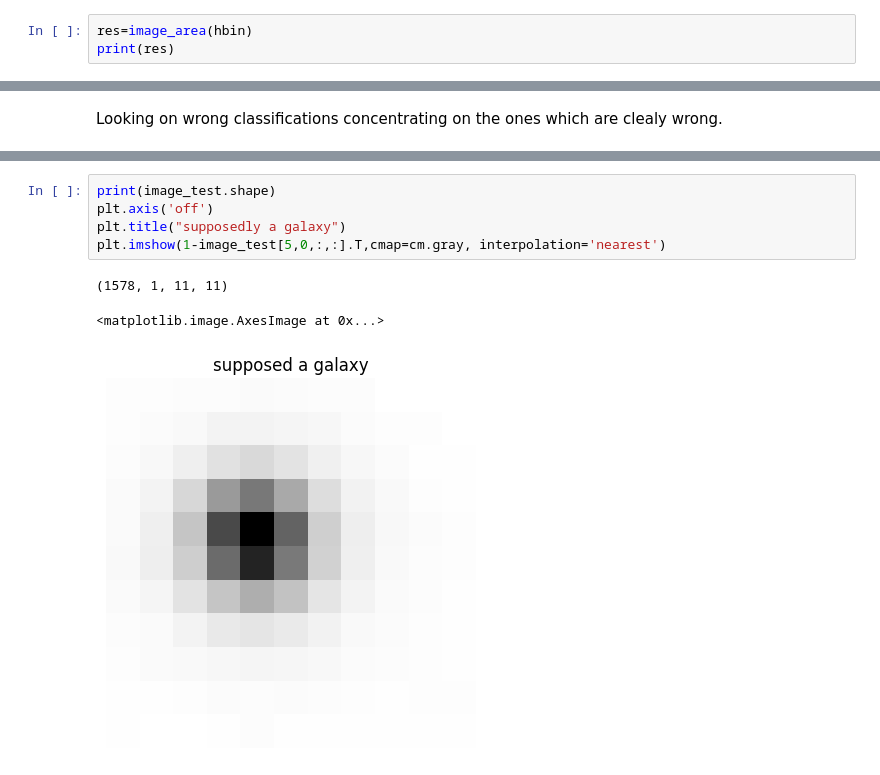
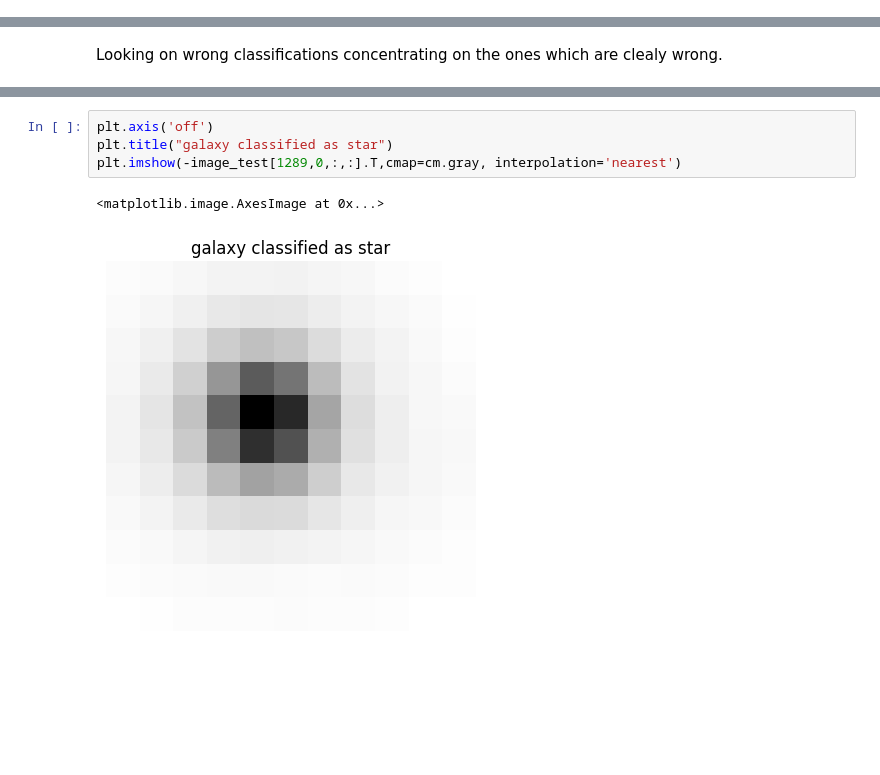
Before and after one commit to tkfritz/astro_images, a Jupyter notebook: star_galaxy_3.ipynb, the cells around one changed output, grey strips where cells are left out. Saved outputs shown, nothing was run; the diff lists cells and outputs as text; blank space fills up the shorter version.

```diff
--- a/star_galaxy_3.ipynb
+++ b/star_galaxy_3.ipynb
@@ -107,3 +104,0 @@ Below I test the image area function.
-# %%
-res=image_area(hbin)
-print(res)
@@ -1813,9 +1679,7 @@ case 1561 galaxy is False with p [0.984 0.997 0.998]
 # %%
-print(image_test.shape)
 plt.axis('off')
-plt.title("supposedly a galaxy")
-plt.imshow(1-image_test[5,0,:,:].T,cmap=cm.gray, interpolation='nearest')
+plt.title("galaxy classified as star")
+plt.imshow(-image_test[1289,0,:,:].T,cmap=cm.gray, interpolation='nearest')
 # %% [output]
-(1578, 1, 11, 11)
+<matplotlib.image.AxesImage at 0x...>
-<matplotlib.image.AxesImage at 0x...>
-[figure, old version]
+[figure, new version]
```
Also changed, not shown: parts of 82 cells of this notebook.
